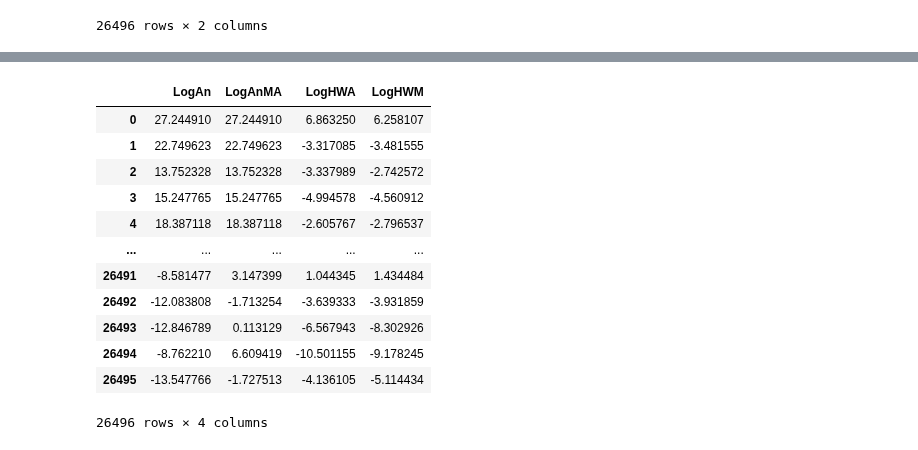
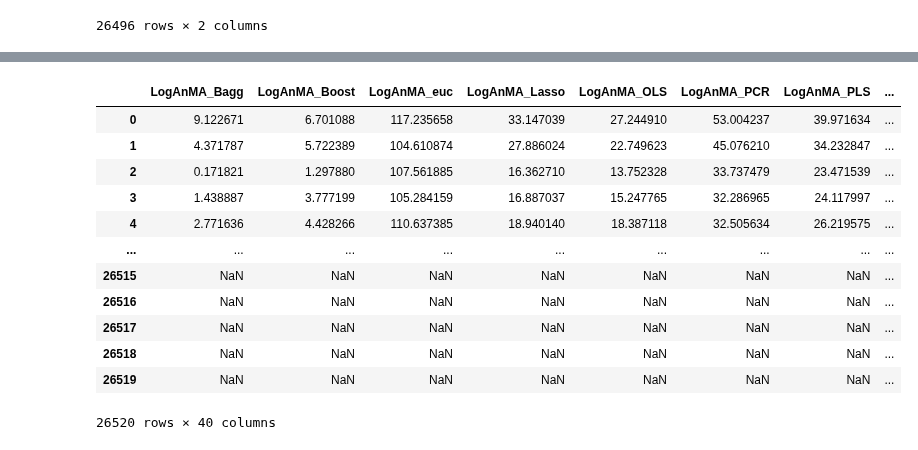
Before and after one commit to urieliram/analog, a Jupyter notebook: test.ipynb, the cells around one changed output, grey strips where cells are left out. Saved outputs shown, nothing was run; the diff lists cells and outputs as text; code cells hidden in the pictures.

```diff
--- a/test.ipynb
+++ b/test.ipynb
@@ -157,12 +161,12 @@ plt.show()
 # %%
-plt.figure()
-plt.plot(df_LogXAn.y_pred, label='df_LogXAn', alpha = 0.5)
-plt.plot(df_LogXAnMA.y_pred, label='df_LogXAnMA', alpha = 0.5)
-plt.plot(df_LogXHWA.y_pred, label='df_LogXHWA', alpha = 0.5)
-plt.plot(df_LogXHWM.y_pred, label='df_LogXHWM', alpha = 0.5)
+if False:
+    plt.figure()
+    for k in dict_df.keys():
+        if 'X' not in k:
+            plt.plot(dict_df[k].y_pred, label=k, alpha = 0.4)
 
-plt.plot(df_serie4_sel['index'], df_serie4_sel.SERIE4, label='Y')
+    plt.plot(df_serie4_sel['index'], df_serie4_sel.SERIE4, label='Y')
 
-plt.legend(bbox_to_anchor=(1, 0.8))
-plt.tight_layout()
-plt.show()
+    plt.legend(bbox_to_anchor=(1, 0.8), ncol=2)
+    plt.tight_layout()
+    plt.show()
@@ -243,36 +258,28 @@ plt.show()
 # %%
-a_methods = [
-    df_LogAn,
-    df_LogAnMA,
-    df_LogHWA,
-    df_LogHWM
-]
+d_errors = []
+df_serie4x_sel = df_serie4.iloc[49247:75767]
+for k in dict_df.keys():
+    if 'X' in k:
+        ts_e = df_serie4x_sel.reset_index().SERIE4 - dict_df[k].reset_index().y_pred
 
-d_errors = []
-for m in a_methods:
-    ts_e = df_serie4_sel.reset_index().SERIE4 - m.reset_index().y_pred
+    else:
+        ts_e = df_serie4_sel.reset_index().SERIE4 - dict_df[k].reset_index().y_pred
     d_errors.append(pd.Series(ts_e))
 df_errors = pd.DataFrame(d_errors)
-
 df_errors = df_errors.T
-df_errors.columns = [
-    'LogAn',
-    'LogAnMA',
-    'LogHWA',
-    'LogHWM'
-]
+df_errors.columns = dict_df.keys()
 df_errors
 # %% [output]
-|  | LogAn | LogAnMA | LogHWA | LogHWM |
-| 0 | 27.244910 | 27.244910 | 6.863250 | 6.258107 |
-| 1 | 22.749623 | 22.749623 | -3.317085 | -3.481555 |
-| 2 | 13.752328 | 13.752328 | -3.337989 | -2.742572 |
-| 3 | 15.247765 | 15.247765 | -4.994578 | -4.560912 |
-| 4 | 18.387118 | 18.387118 | -2.605767 | -2.796537 |
-| ... | ... | ... | ... | ... |
-| 26491 | -8.581477 | 3.147399 | 1.044345 | 1.434484 |
-| 26492 | -12.083808 | -1.713254 | -3.639333 | -3.931859 |
-| 26493 | -12.846789 | 0.113129 | -6.567943 | -8.302926 |
-| 26494 | -8.762210 | 6.609419 | -10.501155 | -9.178245 |
-| 26495 | -13.547766 | -1.727513 | -4.136105 | -5.114434 |
+|  | LogAnMA_Bagg | LogAnMA_Boost | LogAnMA_euc | LogAnMA_Lasso | LogAnMA_OLS | LogAnMA_PCR | LogAnMA_PLS | ... |
+| 0 | 9.122671 | 6.701088 | 117.235658 | 33.147039 | 27.244910 | 53.004237 | 39.971634 | ... |
+| 1 | 4.371787 | 5.722389 | 104.610874 | 27.886024 | 22.749623 | 45.076210 | 34.232847 | ... |
+| 2 | 0.171821 | 1.297880 | 107.561885 | 16.362710 | 13.752328 | 33.737479 | 23.471539 | ... |
+| 3 | 1.438887 | 3.777199 | 105.284159 | 16.887037 | 15.247765 | 32.286965 | 24.117997 | ... |
+| 4 | 2.771636 | 4.428266 | 110.637385 | 18.940140 | 18.387118 | 32.505634 | 26.219575 | ... |
+| ... | ... | ... | ... | ... | ... | ... | ... | ... |
+| 26515 | NaN | NaN | NaN | NaN | NaN | NaN | NaN | ... |
+| 26516 | NaN | NaN | NaN | NaN | NaN | NaN | NaN | ... |
+| 26517 | NaN | NaN | NaN | NaN | NaN | NaN | NaN | ... |
+| 26518 | NaN | NaN | NaN | NaN | NaN | NaN | NaN | ... |
+| 26519 | NaN | NaN | NaN | NaN | NaN | NaN | NaN | ... |
-26496 rows × 4 columns
+26520 rows × 40 columns
```
Also changed, not shown: parts of 23 cells of this notebook.
